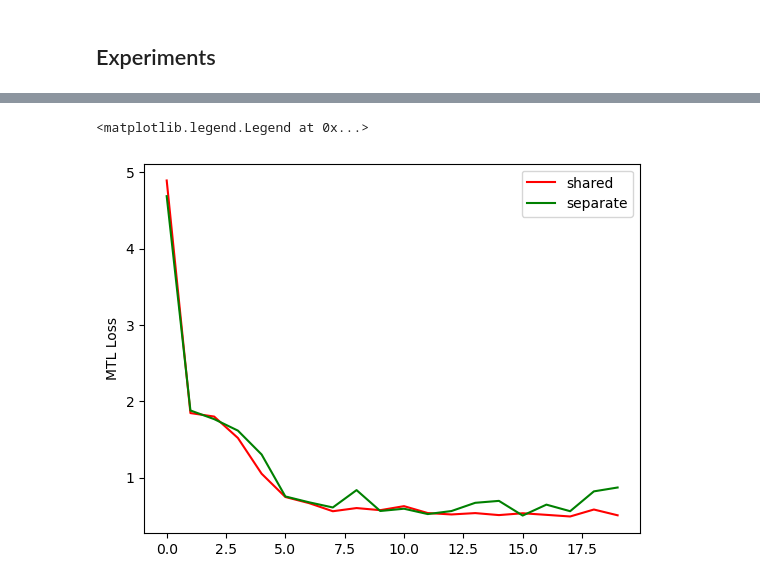
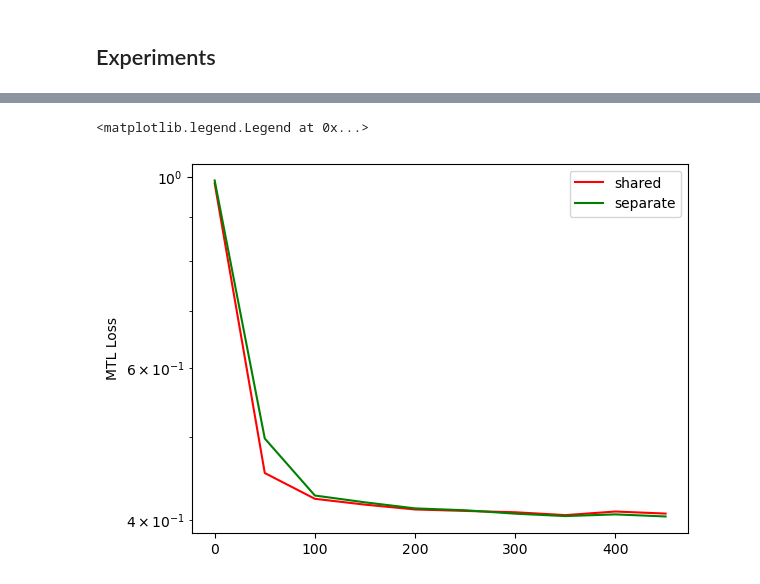
Before and after one commit to zedian/CS330-FinalProject, a Jupyter notebook: nb/synthetic.ipynb, the cells around one changed output, grey strips where cells are left out. Drawn from its saved outputs; the diff is of its cells as text; code cells hidden in the pictures.

```diff
--- a/nb/synthetic.ipynb
+++ b/nb/synthetic.ipynb
@@ -199,8 +194,8 @@ mtl = SharedMTL(tasks.keys())
 fully_shared_exp = train.train_and_evaluate(
     model=mtl,
     tasks=tasks,
-    steps=5000,
-    lr=1e-3,
+    steps=500,
+    lr=lr,
     eval_every=50,
 )
 # %%
@@ -223,8 +218,8 @@ mtl = SeparateMTL(tasks.keys())
 separate_exp = train.train_and_evaluate(
     model=mtl,
     tasks=tasks,
-    steps=5000,
-    lr=1e-3,
+    steps=500,
+    lr=lr,
     eval_every=50,
 )
 # %%
@@ -302,5 +283,5 @@ for task_name in tasks:
 # %%
-avg_loss = {'shared': [], 'separate': []}
+avg_loss = {'shared': [], 'separate': [], 'surgical': []}
 
 
 for task_name in tasks:
@@ -319,18 +300,26 @@ for task_name in tasks:
         em = [(s, m[task_name]) for s, m in eval_metrics]
 
         avg_loss[exp_name].append(el)
+# %%
+RUN_NAME = 'p1-synth.pkl'
+
+sh = np.array(avg_loss['shared']).mean(axis=0)
+se = np.array(avg_loss['separate']).mean(axis=0)
+# su = np.array(avg_loss['surgical']).mean(axis=0)
+steps = list(range(0, 500, 50))
+
+# import pickle
+# with open(RUN_NAME, 'wb') as f:
+#     pickle.dump((sh, se, su, steps), f)
 # %%
-sh = np.array(avg_loss['shared']).mean(axis=0)
-se = np.array(avg_loss['separate']).mean(axis=0)
-
 # plot
 ax = axes[0]
-# tl_x, tl_y = zip(*tl)
-plt.plot(range(len(sh)), sh, label=f'shared', color='red')#_{task_name}')
-plt.plot(range(len(se)), se, label=f'separate', color='green')#_{task_name}')
+plt.plot(steps, sh, label=f'shared', color='red')#_{task_name}')
+plt.plot(steps, se, label=f'separate', color='green')#_{task_name}')
+# plt.plot(steps, su, label=f'surgical', color='blue')#_{task_name}')
 plt.ylabel('MTL Loss')
-# ax.set_yscale('log')
+plt.yscale('log')
 plt.legend()
 # %% [output]
 <matplotlib.legend.Legend at 0x...>
-[figure, old version]
+[figure, new version]
```
Also changed, not shown: parts of 13 cells of this notebook, 11 other files.
